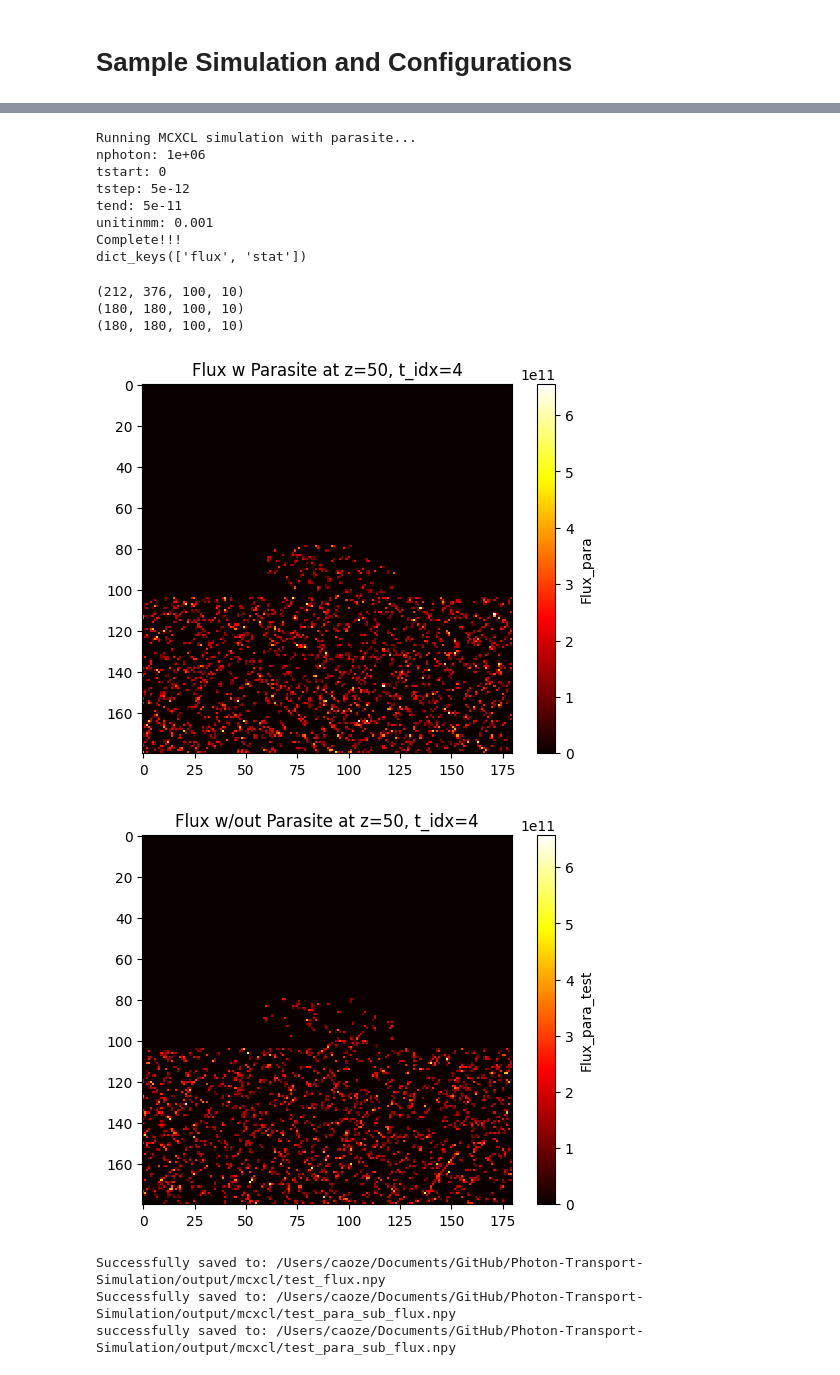
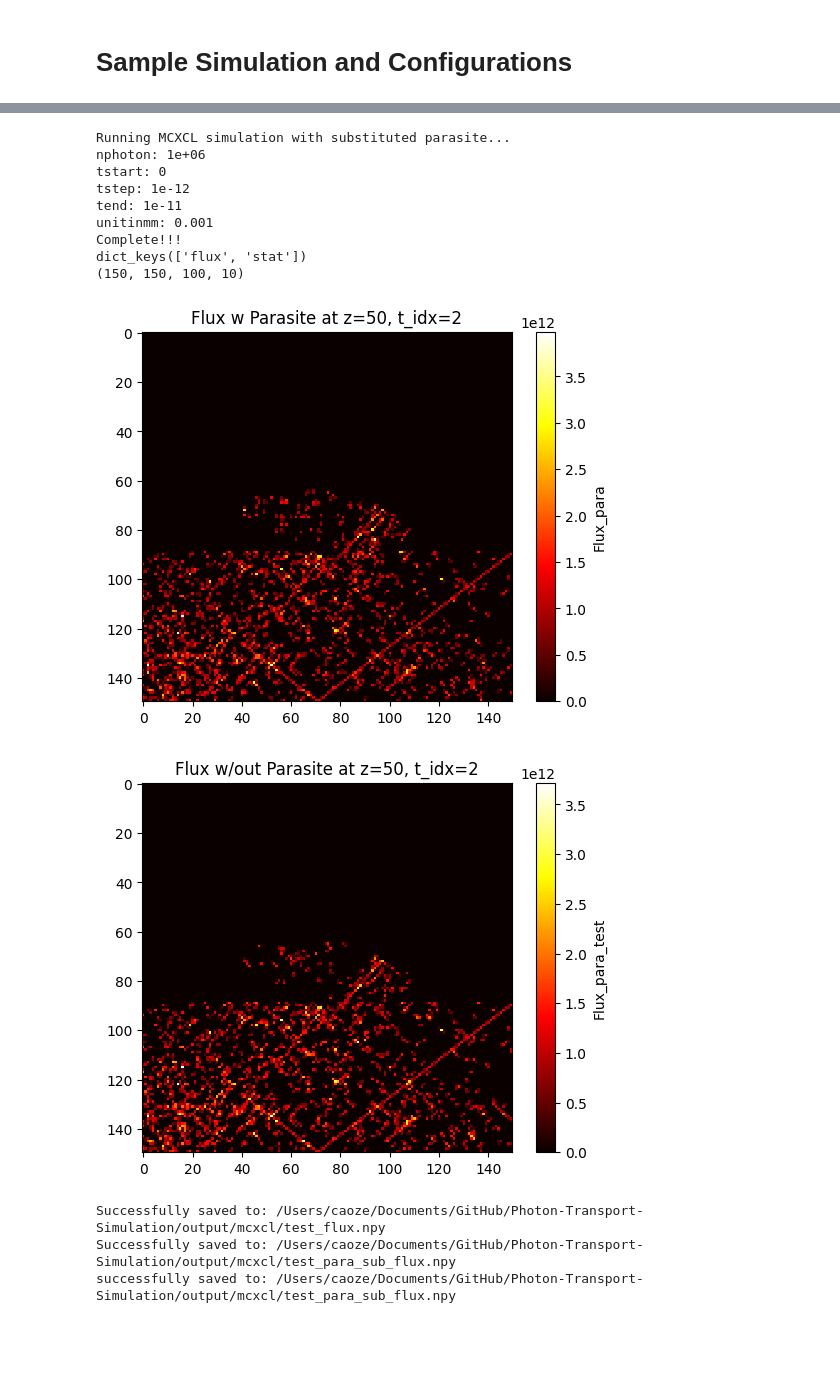
Before and after one commit to Cow415/Photon-Transport-Simulation, a Jupyter notebook: run_mcxcl/run_mcxcl.ipynb, the cells around one changed output, grey strips where cells are left out. Saved outputs shown, nothing was run; the diff lists cells and outputs as text; code cells hidden in the pictures; blank space fills up the shorter version.

```diff
--- a/run_mcxcl/run_mcxcl.ipynb
+++ b/run_mcxcl/run_mcxcl.ipynb
@@ -239,8 +239,8 @@ cfg = {
     'unitinmm' : 1e-3,
 
     'tstart':0,
-    'tend':5e-11,
-    'tstep':5e-12,
+    'tend':1e-11,
+    'tstep':1e-12,
 
     'srcpos': [0,0,pad/2],                      # Source Position
     'srcdir':src_dir,             # Source Direction
@@ -254,11 +254,12 @@ cfg = {
 
 cfg_para = copy.deepcopy(cfg)
 cfg_para["srcdir"] = corner_to_corner(pix_num_para[1], pix_num_para[0])
+cfg_para["srcpos"] = [cutoff_para, 0, pad/2]
 cfg_para["vol"] = vol_para
 cfg_para["prop"] = [[0, 0, 1.0, 1.0],           # Air
             [0.005, 0.5, 0.9, 1.357],   # Gel
             [0.2, 25, 0.98, 1.40],      # RBC
-            [1.2, 110, 0.9, 1.37]     # parasite
+            [0.3, 20.0, 0.85, 1.37]     # parasite
             ]
 
 cfg_para_sub = copy.deepcopy(cfg_para)  # Same as parasite, but assume parasite medium is a part of the cell medium
@@ -300,57 +310,47 @@ dict_keys(['flux', 'stat'])
 # %%
 # Rerun with parasite configuration
-print("Running MCXCL simulation with parasite...")
+print("Running MCXCL simulation with substituted parasite...")
 res_para_sub = pmcxcl.run(cfg_para_sub)
 print("Complete!!!")
 print(res_para.keys())
+
+flux_para_sub = res_para_sub["flux"]
+print(flux_para_sub.shape)
 # %% [output]
-Running MCXCL simulation with parasite...
+Running MCXCL simulation with substituted parasite...
 nphoton: 1e+06
 tstart: 0
-tstep: 5e-12
-tend: 5e-11
+tstep: 1e-12
+tend: 1e-11
 unitinmm: 0.001
 Complete!!!
 dict_keys(['flux', 'stat'])
+(150, 150, 100, 10)
-# %%
-# Pull out info
-flux = res["flux"]
-print(flux.shape)
-
-flux_para = res_para["flux"]
-print(flux_para.shape)
-
-flux_para_sub = res_para_sub["flux"]
-print(flux_para_sub.shape)
-# %% [output]
-(212, 376, 100, 10)
-(180, 180, 100, 10)
-(180, 180, 100, 10)
 # %%
 # Visualize
 # Pick time index, e.g., 0
-t_idx = 4
+t_idx = 2
 
 # Pick a mid-plane slice
 mid_pad = int(pad/2)
 
 # Slice: select a single time
 para_slice_z = flux_para[:, :, int(mid_pad), t_idx]
 para_sub_slice_z = flux_para_sub[:, :, int(mid_pad), t_idx]
 
 # Display
 plt.imshow(para_slice_z, cmap='hot', interpolation='nearest')
 plt.colorbar(label="Flux_para")
 plt.title(f"Flux w Parasite at z={mid_pad}, t_idx={t_idx}")
 plt.show()
 
 plt.imshow(para_sub_slice_z, cmap='hot', interpolation='nearest')
 plt.colorbar(label="Flux_para_test")
 plt.title(f"Flux w/out Parasite at z={mid_pad}, t_idx={t_idx}")
 plt.show()
 # %% [output]
-[figure, old version]
+[figure, new version]
-[figure, old version]
+[figure, new version]
 # %%
 # Saving Output
 output_path = output_address(export_address, repo_path)
```
Also changed, not shown: parts of 5 cells of this notebook, 6 other files.
